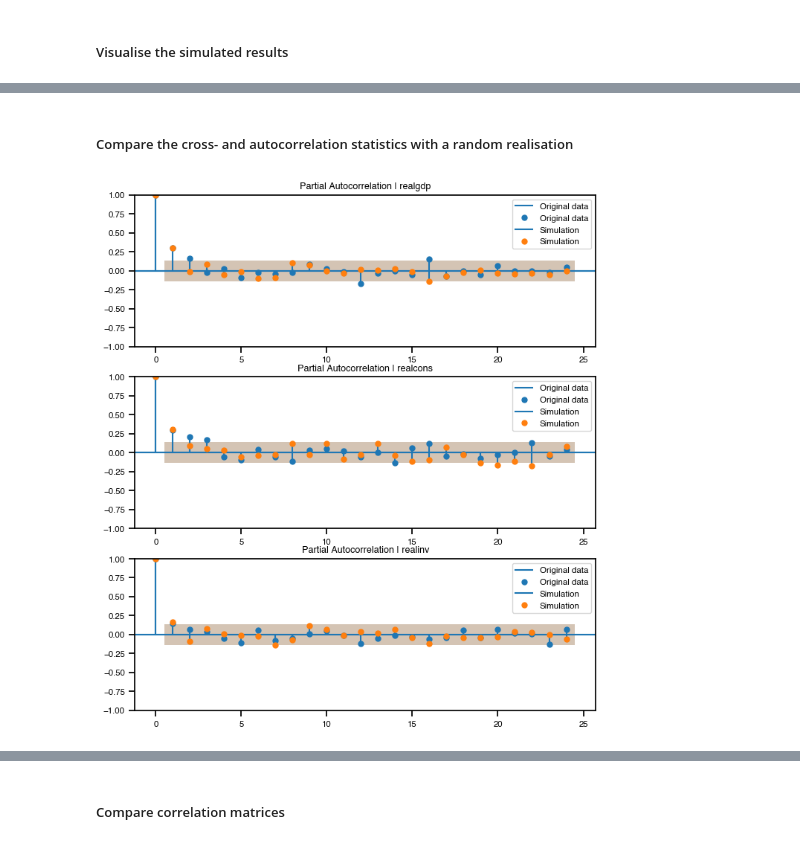
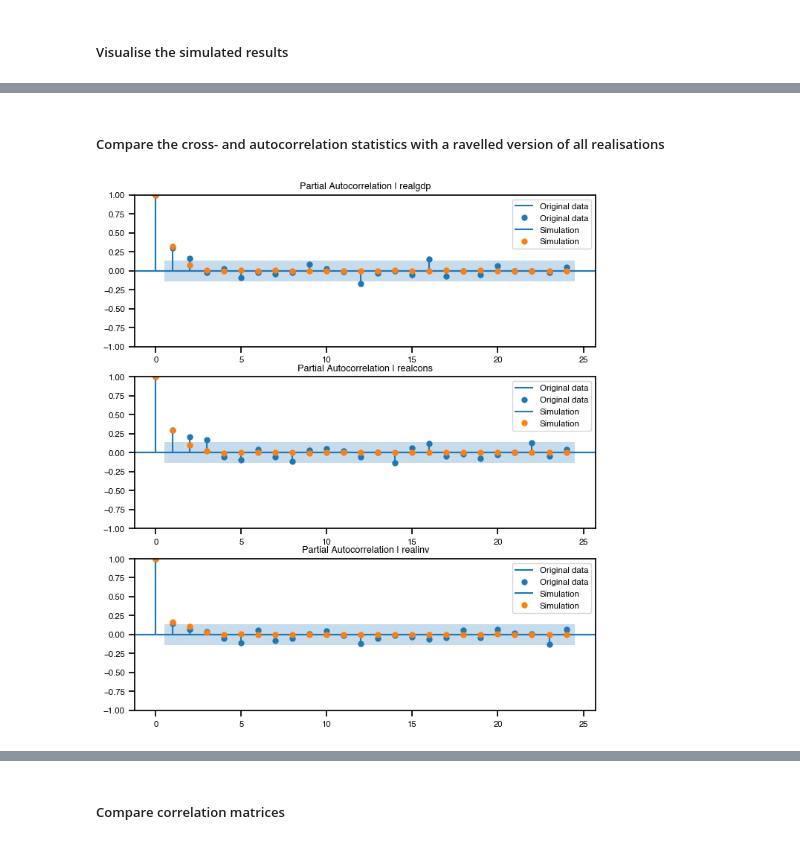
Before and after one commit to MutaharChalmers/kdetools, a Jupyter notebook: docs/KDEs for time series.ipynb, the cells around one changed output, grey strips where cells are left out. Saved outputs shown, nothing was run; the diff lists cells and outputs as text; code cells hidden in the pictures.

```diff
--- a/docs/KDEs for time series.ipynb
+++ b/docs/KDEs for time series.ipynb
@@ -57,4 +58,4 @@ kde.factor
 # %%
-kde.set_bandwidth('silverman', bw_type='covariance')
+kde.set_bandwidth('scott', bw_type='diagonal')
 kde.factor
 # %% [output]
@@ -70,13 +71,14 @@ M, N = 1000, data.shape[0] - ix0
 
 sims = np.zeros((M, N, 3))
 sims[:,0] = data.iloc[ix0,:]
+sims[:,1] = data.iloc[ix0-1,:]
 # %% [markdown]
 Run time-stepping loop:
 # %%
 np.random.seed(0)
 
-for i in tqdm(range(1, N)):
-    x_cond = sims[:,i-1]
+for i in tqdm(range(ix0, N)):
+    x_cond = np.hstack([sims[:,i-1]])
     sims[:,[i]] = kde.conditional_resample(1, x_cond=x_cond, dims_cond=[0,1,2])
 
 # Calculate mean of all simulations and 5th and 95th percentiles
@@ -108,14 +110,14 @@ ax.legend();
 # %% [markdown]
-##### Compare the cross- and autocorrelation statistics with a random realisation
+##### Compare the cross- and autocorrelation statistics with a ravelled version of all realisations
 # %%
-sims_i = pd.DataFrame(sims[0], columns=data.columns)
+sims_ravelled = pd.DataFrame(sims.reshape(-1,3), columns=data.columns)
 # %%
 fig, axes = plt.subplots(3, 1, figsize=(8,9))
 for i, v in enumerate(data.columns):
     ax = axes[i]
-    plot_pacf(data[v], ax=ax, label='Original data')
-    plot_pacf(sims_i[v], ax=ax, label='Simulation')
+    plot_pacf(data[v], lags=24, ax=ax, label='Original data')
+    plot_pacf(sims_ravelled[v], lags=24, ax=ax, label='Simulation')
     ax.legend(); ax.set_title(f'{ax.get_title()} | {v}');
 # %% [output]
-[figure, old version]
+[figure, new version]
 # %%
```
Also changed, not shown: parts of 10 cells of this notebook.
